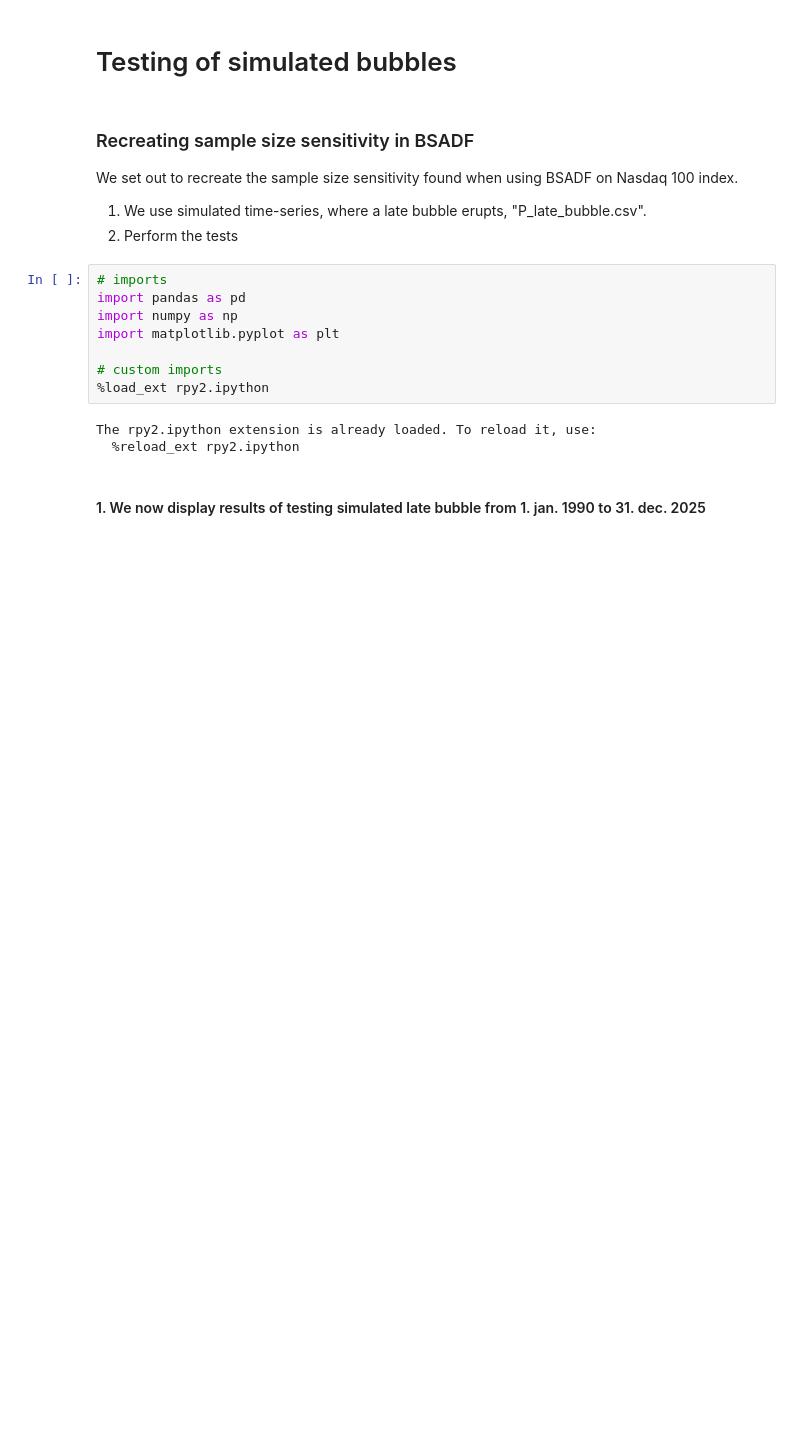
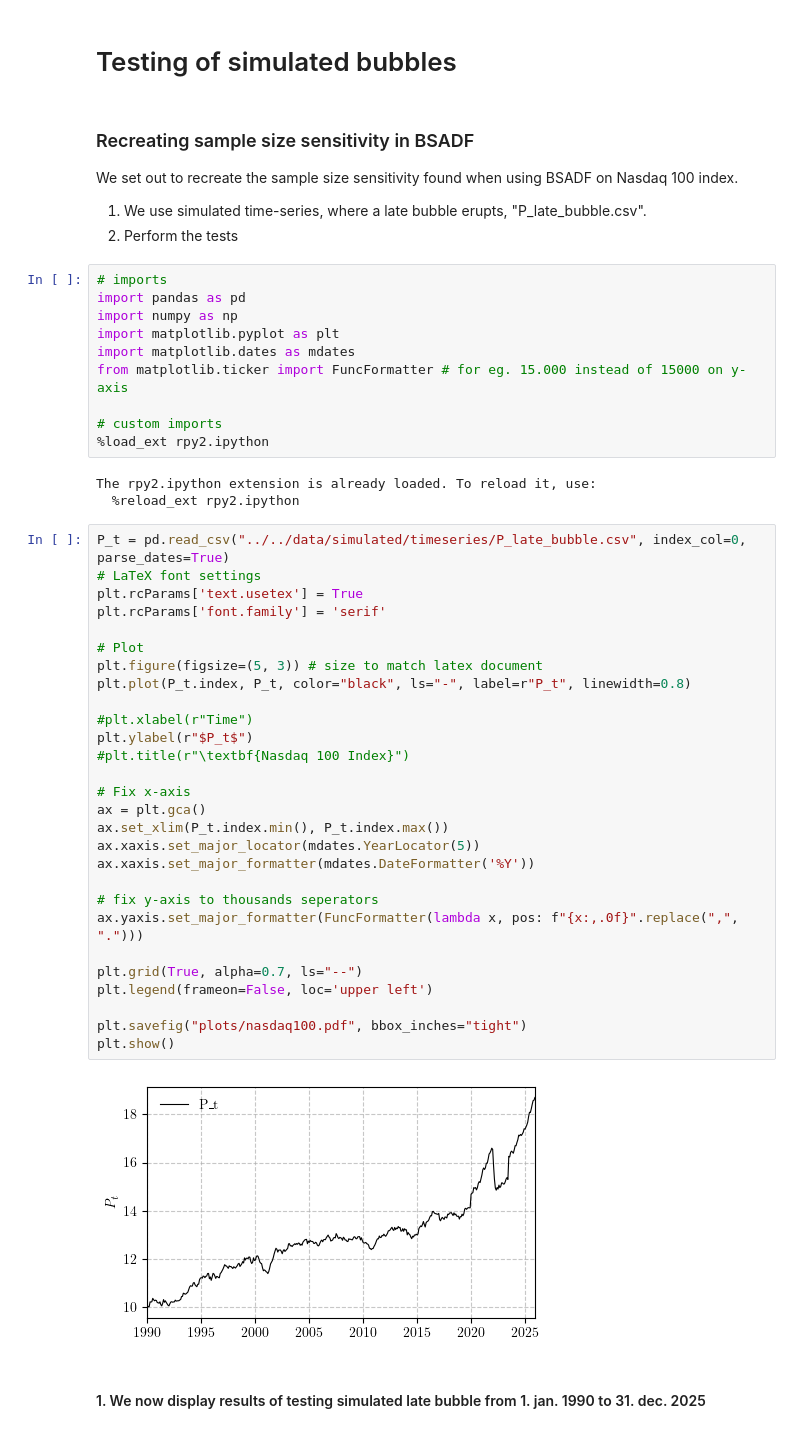
Before and after one commit to emilfriis/Bachelor, a Jupyter notebook: simulated_testing/late_bubble/late_bubble.ipynb, the cells around one changed output. Saved outputs shown, nothing was run; the diff lists cells and outputs as text; blank space fills up the shorter version.

```diff
--- a/simulated_testing/late_bubble/late_bubble.ipynb
+++ b/simulated_testing/late_bubble/late_bubble.ipynb
@@ -10,12 +10,44 @@ We set out to recreate the sample size sensitivity found when using BSADF on Nas
 import pandas as pd
 import numpy as np
 import matplotlib.pyplot as plt
+import matplotlib.dates as mdates
+from matplotlib.ticker import FuncFormatter # for eg. 15.000 instead of 15000 on y-axis
 
 # custom imports
 %load_ext rpy2.ipython
 # %% [output]
 The rpy2.ipython extension is already loaded. To reload it, use:
   %reload_ext rpy2.ipython
+# %%
+P_t = pd.read_csv("../../data/simulated/timeseries/P_late_bubble.csv", index_col=0, parse_dates=True)
+# LaTeX font settings
+plt.rcParams['text.usetex'] = True
+plt.rcParams['font.family'] = 'serif'
+
+# Plot
+plt.figure(figsize=(5, 3)) # size to match latex document
+plt.plot(P_t.index, P_t, color="black", ls="-", label=r"P_t", linewidth=0.8)
+
+#plt.xlabel(r"Time")
+plt.ylabel(r"$P_t$")
+#plt.title(r"\textbf{Nasdaq 100 Index}")
+
+# Fix x-axis
+ax = plt.gca()
+ax.set_xlim(P_t.index.min(), P_t.index.max())
+ax.xaxis.set_major_locator(mdates.YearLocator(5))
+ax.xaxis.set_major_formatter(mdates.DateFormatter('%Y'))
+
+# fix y-axis to thousands seperators
+ax.yaxis.set_major_formatter(FuncFormatter(lambda x, pos: f"{x:,.0f}".replace(",", ".")))
+
+plt.grid(True, alpha=0.7, ls="--")
+plt.legend(frameon=False, loc='upper left')
+
+plt.savefig("plots/nasdaq100.pdf", bbox_inches="tight")
+plt.show()
+# %% [output]
+[figure, added]
 # %% [markdown]
 #### 1. We now display results of testing simulated late bubble from 1. jan. 1990 to 31. dec. 2025
 # %%
```
Also changed, not shown: 6 other files.
